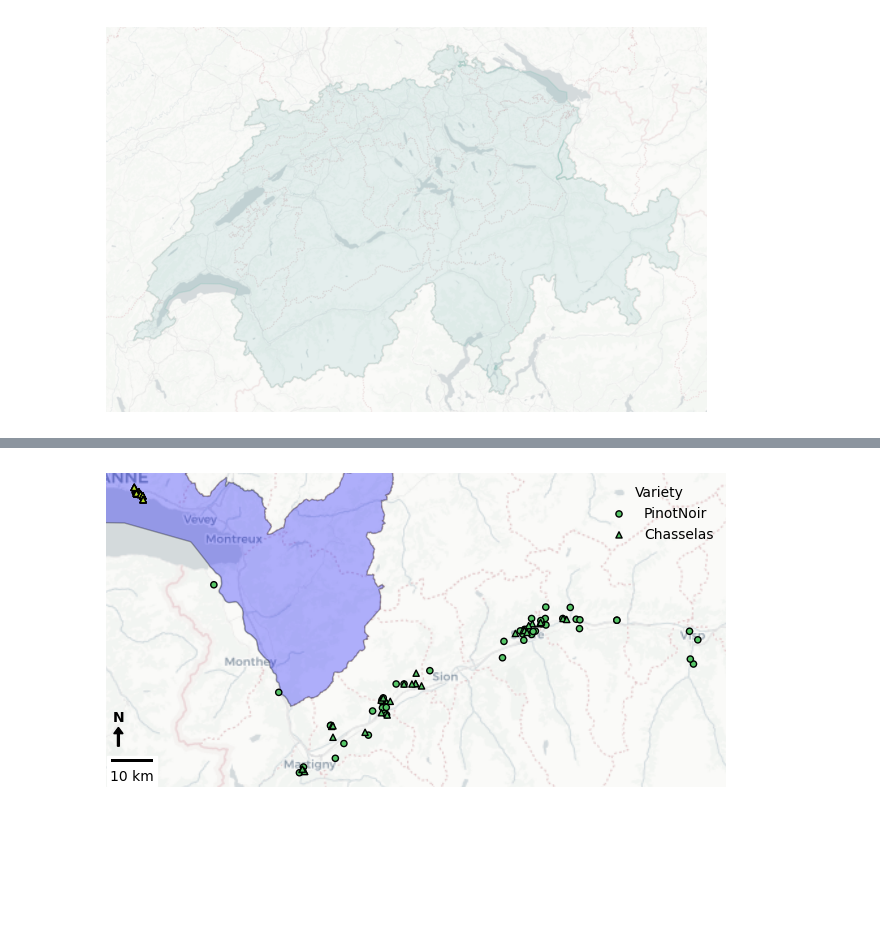
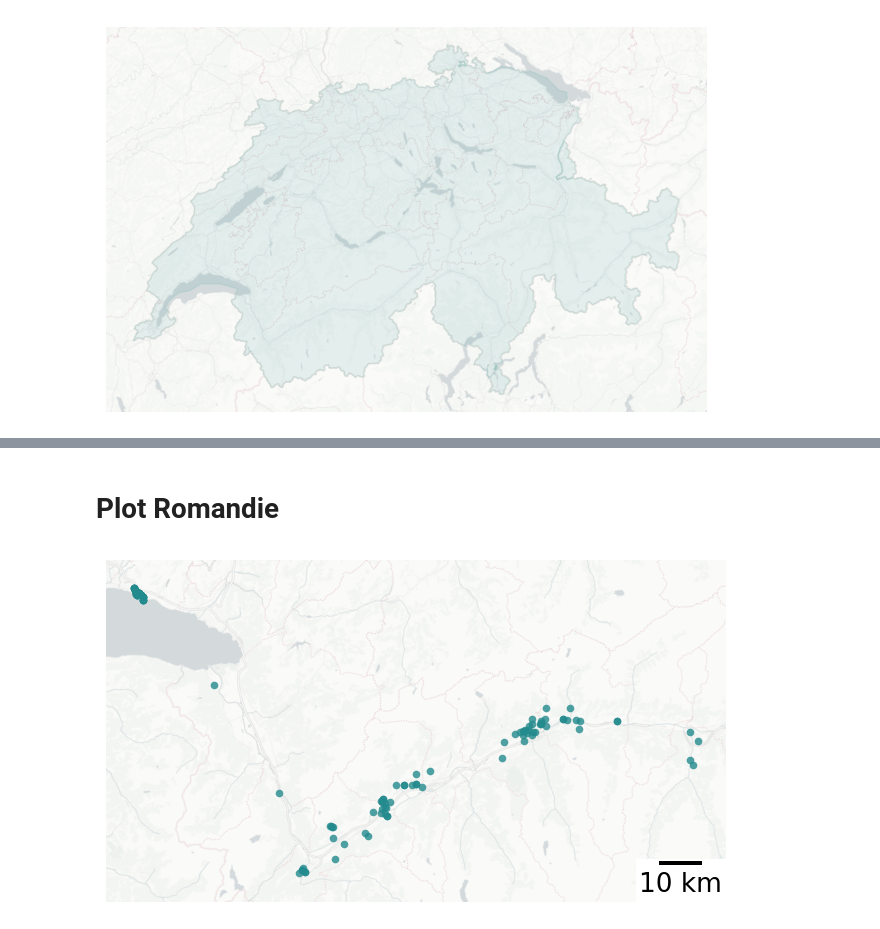
Before and after one commit to bokulich-publications/microterroir, a Jupyter notebook: Microbiome/Metadata/Map.ipynb, the cells around one changed output, grey strips where cells are left out. Saved outputs shown, nothing was run; the diff lists cells and outputs as text; code cells hidden in the pictures; blank space fills up the shorter version.

Commit message:
Metabolomics graph

```diff
--- a/Microbiome/Metadata/Map.ipynb
+++ b/Microbiome/Metadata/Map.ipynb
@@ -49,8 +55,8 @@ fig, ax = plt.subplots(figsize=(4,3))
 
 # colors:  '#481568FF', 2022: '#238A8DFF', 2023: '#FDE725FF'}
 
-gdf.plot(ax=ax, color='#238A8DFF', markersize=20)
-ctx.add_basemap(ax, source=ctx.providers.CartoDB.Positron, attribution=False)
+gdf.plot(ax=ax, color="#238A8DFF", markersize=20)
+ctx.add_basemap(ax, source=ctx.providers.CartoDB.PositronNoLabels, attribution=False)
 
 # Remove axis labels
 ax.set_xticks([])
@@ -71,7 +77,7 @@ ax.add_patch(mpatches.FancyArrow(0.07, 0.15, 0, 0.04, transform=ax.transAxes,
 
 
 plt.tight_layout()
-#plt.savefig('/home/lfloerl/cloud/lfloerl/Microterroir/Figures/Lavaux-map.png', dpi=1000, bbox_inches='tight', pad_inches=0)
+plt.savefig('/home/lfloerl/cloud/lfloerl/Microterroir/Figures/Lavaux-map.png', dpi=1000, bbox_inches='tight', pad_inches=0)
 plt.show()
 # %% [output]
 [figure]
@@ -77,0 +86,14 @@ plt.show()
+# %%
+# Load the DEM file using rasterio
+dem_file = '/home/lfloerl/cloud/lfloerl/Microterroir/Topography/swissalti3d_2019_2503-1126_0.5_2056_5728.tif'
+with rasterio.open(dem_file) as src:
+    elevation_data = src.read(1)  # Read the first band (elevation data)
+    transform = src.transform  # Geotransform for proper mapping
+
+df = pd.read_csv('/home/lfloerl/microterroir/Microbiome/Metadata/ITS_lavaux.tsv', sep='\t')
+
+# Convert to GeoDataFrame
+gdf = gpd.GeoDataFrame(df, geometry=gpd.points_from_xy(df.Longitude, df.Latitude), crs="EPSG:4326")
+
+# Convert to web mercator (needed for contextily basemap)
+gdf = gdf.to_crs(epsg=2056)  # Change CRS to Swiss CH projection
@@ -319,55 +422,54 @@ plt.show()
+# %% [markdown]
+# Plot Romandie
 # %%
 # Plot
 fig, ax = plt.subplots(figsize=(8, 5))
 
 # Plot the canton boundaries
-gdf_regions.plot(ax=ax, color='b', alpha=0.3, edgecolor="black", linewidth=1)
-
-# Plot sample points with the same color as their respective canton and shape based on variety
-for variety, shape in marker_shapes.items():
-    variety_samples = gdf_samples[gdf_samples["Variety"] == variety]
-    variety_samples.plot(ax=ax, color=variety_samples["color"], marker=shape, markersize=20, edgecolor="black", label=variety)
+gdf_samples.plot(ax=ax, color="#238A8DFF", alpha=0.8, edgecolor=None, linewidth=0.01, markersize = 30)
 
 # Add basemap
-ctx.add_basemap(ax, source=ctx.providers.CartoDB.Positron, attribution=False)
+ctx.add_basemap(ax, source=ctx.providers.CartoDB.PositronNoLabels, attribution=False)
 
 # Set plot limits based on the sample points (bounding box) with padding
 minx, miny, maxx, maxy = gdf_samples.total_bounds
 
-# Padding factor (e.g., 0.05 adds 5% extra space)
-padding_factor = 0.05
 
 # Calculate padding values
-x_padding = (maxx - minx) * padding_factor
-y_padding = (maxy - miny) * padding_factor
+x_padding = (maxx - minx) * 0.05
+y_padding = (maxy - miny) * 0.1
 
 # Adjust the limits with padding
 ax.set_xlim(minx - x_padding, maxx + x_padding)
 ax.set_ylim(miny - y_padding, maxy + y_padding)
 
 
 # Remove axis labels
 ax.set_xticks([])
 ax.set_yticks([])
 ax.set_xticklabels([])
 ax.set_yticklabels([])
 ax.set_frame_on(False)
 
-# Add a legend for the variety to the top-right corner
-ax.legend(title="Variety", loc="upper right", frameon=False)
-
 # Add scale bar
-scalebar = ScaleBar(1, location='lower left', units='m', length_fraction=0.1)  # Adjust length_fraction as needed
+scalebar = ScaleBar(1,
+                    location='lower right',
+                    units='m',
+                    length_fraction=0.1,
+                    width_fraction=0.01,
+                    font_properties={'size': 19})
 ax.add_artist(scalebar)
 
+
+
 # Add north arrow above the scale bar (adjust coordinates)
-ax.annotate('N', xy=(0.02, 0.2), xycoords='axes fraction', fontsize=10, fontweight='bold',
-            ha='center', va='bottom')
-ax.add_patch(mpatches.FancyArrow(0.02, 0.13, 0, 0.04, transform=ax.transAxes,
-                                 color='black', width=0.003, head_width=0.015, head_length=0.02))
+#ax.annotate('N', xy=(0.95, 0.1), xycoords='axes fraction', fontsize=10, fontweight='bold',
+#            ha='center', va='bottom')
+#ax.add_patch(mpatches.FancyArrow(0.95, 0.02, 0, 0.04, transform=ax.transAxes,
+#                                 color='black', width=0.003, head_width=0.015, head_length=0.02))
 
-#plt.savefig('/home/lfloerl/cloud/lfloerl/Microterroir/Figures/LavauxValais-map.png', dpi=1000, bbox_inches='tight')
+plt.savefig('/home/lfloerl/cloud/lfloerl/Microterroir/Figures/Swiss-wSamples-map.png', dpi=1000, bbox_inches='tight')
 
 plt.show()
 # %% [output]
-[figure, old version]
+[figure, new version]
```
Also changed, not shown: parts of 7 cells of this notebook, 6 other files.
